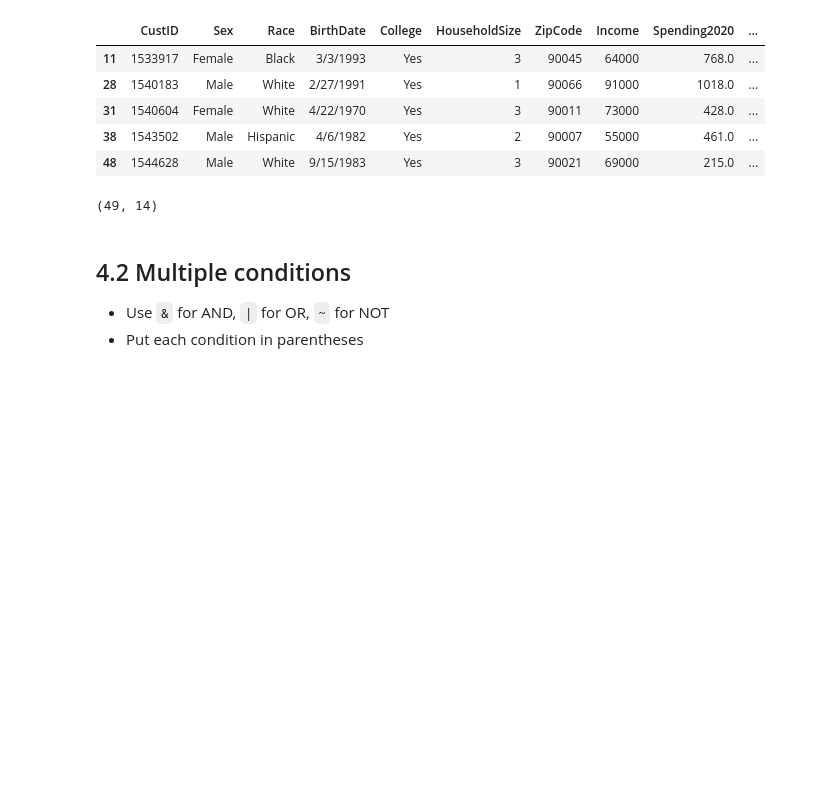
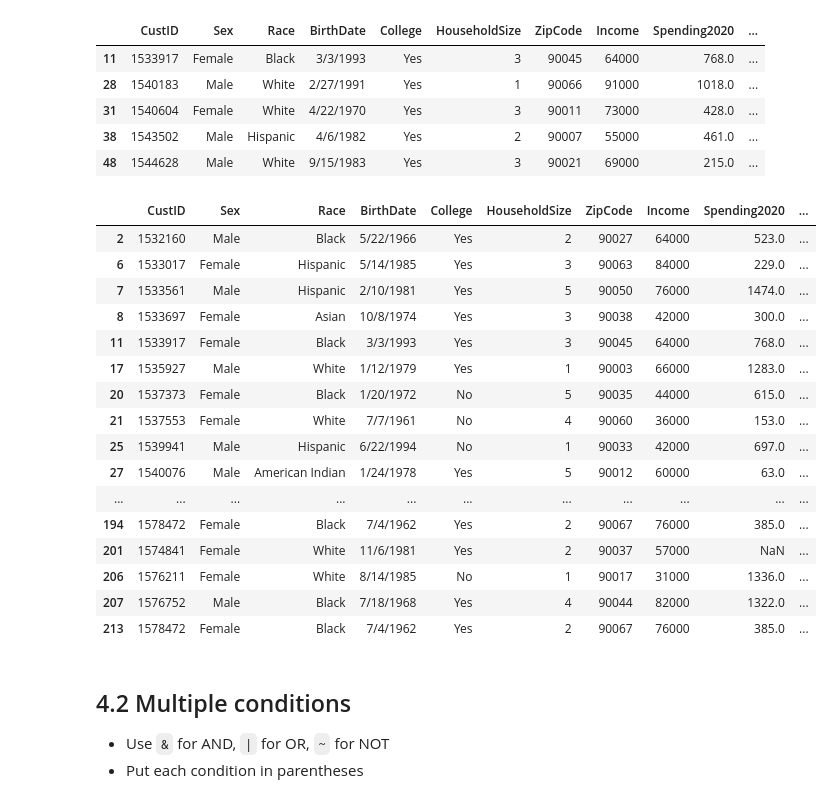
Before and after one commit to clearmindlearn/IST4520-Fall-2026, a Jupyter notebook: Python-Code/Pandas-Data-Manage/Pandas_Part2.ipynb, the cells around one changed output. Drawn from its saved outputs; the diff is of its cells as text; code cells hidden in the pictures; blank space fills up the shorter version.

```diff
--- a/Python-Code/Pandas-Data-Manage/Pandas_Part2.ipynb
+++ b/Python-Code/Pandas-Data-Manage/Pandas_Part2.ipynb
@@ -366,18 +399,34 @@ recent.head()
 | 38 | 1543502 | Male | Hispanic | 4/6/1982 | Yes | 2 | 90007 | 55000 | 461.0 | ... |
 | 48 | 1544628 | Male | White | 9/15/1983 | Yes | 3 | 90021 | 69000 | 215.0 | ... |
 # %%
-#Midterm Exam question
+#Final  Exam question
 # What are the customers whose satisfaction level is "Very Satified"
 #first step is to write a boolean expression:
-df['Satisfaction'] == "Very Satisfied "
+df['Satisfaction'] == "Very Satisfied"
 
 #second step is to apply df to the boolean expression to get a dataframe
 very_sat_cus = df[ df['Satisfaction'] == "Very Satisfied"]
-very_sat_cus.shape
+very_sat_cus
 
 #How many "very satifised customers"
 # %% [output]
-(49, 14)
+|  | CustID | Sex | Race | BirthDate | College | HouseholdSize | ZipCode | Income | Spending2020 | ... |
+| 2 | 1532160 | Male | Black | 5/22/1966 | Yes | 2 | 90027 | 64000 | 523.0 | ... |
+| 6 | 1533017 | Female | Hispanic | 5/14/1985 | Yes | 3 | 90063 | 84000 | 229.0 | ... |
+| 7 | 1533561 | Male | Hispanic | 2/10/1981 | Yes | 5 | 90050 | 76000 | 1474.0 | ... |
+| 8 | 1533697 | Female | Asian | 10/8/1974 | Yes | 3 | 90038 | 42000 | 300.0 | ... |
+| 11 | 1533917 | Female | Black | 3/3/1993 | Yes | 3 | 90045 | 64000 | 768.0 | ... |
+| 17 | 1535927 | Male | White | 1/12/1979 | Yes | 1 | 90003 | 66000 | 1283.0 | ... |
+| 20 | 1537373 | Female | Black | 1/20/1972 | No | 5 | 90035 | 44000 | 615.0 | ... |
+| 21 | 1537553 | Female | White | 7/7/1961 | No | 4 | 90060 | 36000 | 153.0 | ... |
+| 25 | 1539941 | Male | Hispanic | 6/22/1994 | No | 1 | 90033 | 42000 | 697.0 | ... |
+| 27 | 1540076 | Male | American Indian | 1/24/1978 | Yes | 5 | 90012 | 60000 | 63.0 | ... |
+| ... | ... | ... | ... | ... | ... | ... | ... | ... | ... | ... |
+| 194 | 1578472 | Female | Black | 7/4/1962 | Yes | 2 | 90067 | 76000 | 385.0 | ... |
+| 201 | 1574841 | Female | White | 11/6/1981 | Yes | 2 | 90037 | 57000 | NaN | ... |
+| 206 | 1576211 | Female | White | 8/14/1985 | No | 1 | 90017 | 31000 | 1336.0 | ... |
+| 207 | 1576752 | Male | Black | 7/18/1968 | Yes | 4 | 90044 | 82000 | 1322.0 | ... |
+| 213 | 1578472 | Female | Black | 7/4/1962 | Yes | 2 | 90067 | 76000 | 385.0 | ... |
 # %% [markdown]
 ## 4.2 Multiple conditions
 - Use `&` for AND, `|` for OR, `~` for NOT
```
Also changed, not shown: parts of 13 cells of this notebook, 6 other files.
